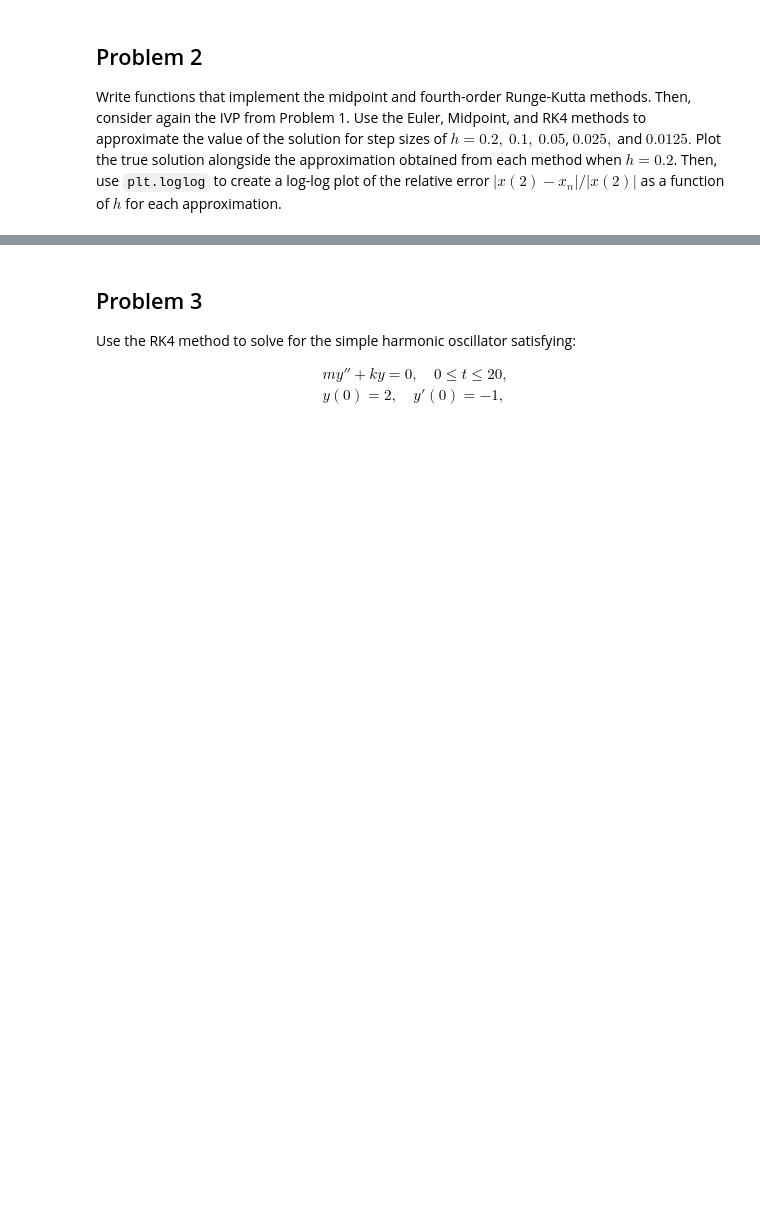
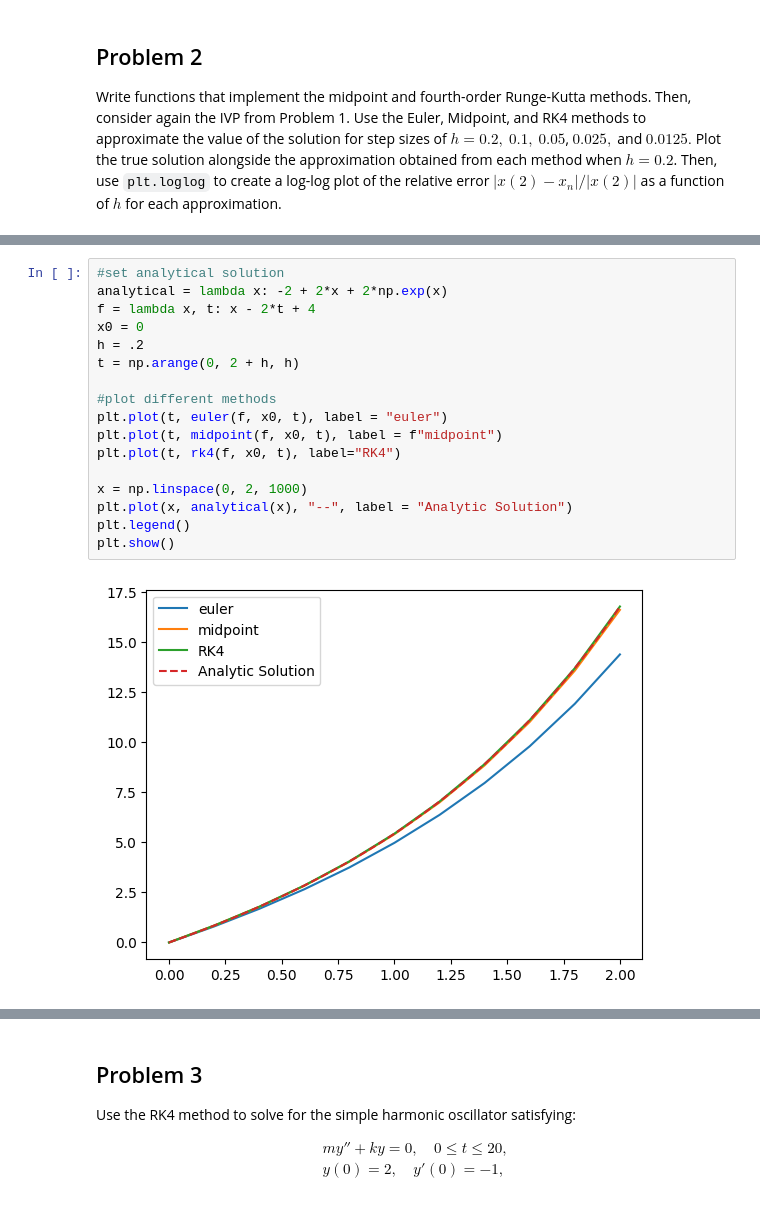
Before and after one commit to sophieggee/model-control, a Jupyter notebook: IVP/ivp.ipynb, the cells around one changed output, grey strips where cells are left out. Saved outputs shown, nothing was run; the diff lists cells and outputs as text; blank space fills up the shorter version.

```diff
--- a/IVP/ivp.ipynb
+++ b/IVP/ivp.ipynb
@@ -70,0 +120,19 @@ def rk4(f,x0,t):
+# %%
+#set analytical solution
+analytical = lambda x: -2 + 2*x + 2*np.exp(x)
+f = lambda x, t: x - 2*t + 4
+x0 = 0
+h = .2
+t = np.arange(0, 2 + h, h)
+
+#plot different methods
+plt.plot(t, euler(f, x0, t), label = "euler")
+plt.plot(t, midpoint(f, x0, t), label = f"midpoint")
+plt.plot(t, rk4(f, x0, t), label="RK4")
+
+x = np.linspace(0, 2, 1000)
+plt.plot(x, analytical(x), "--", label = "Analytic Solution")
+plt.legend()
+plt.show()
+# %% [output]
+[figure, added]
```
Also changed, not shown: parts of 7 cells of this notebook.
